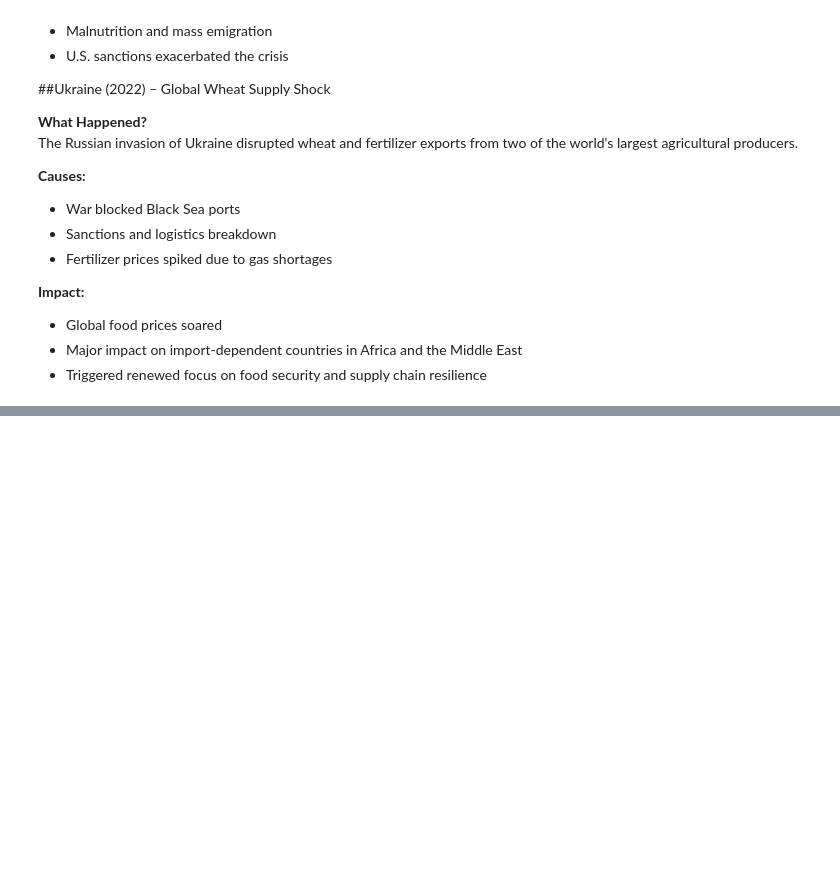
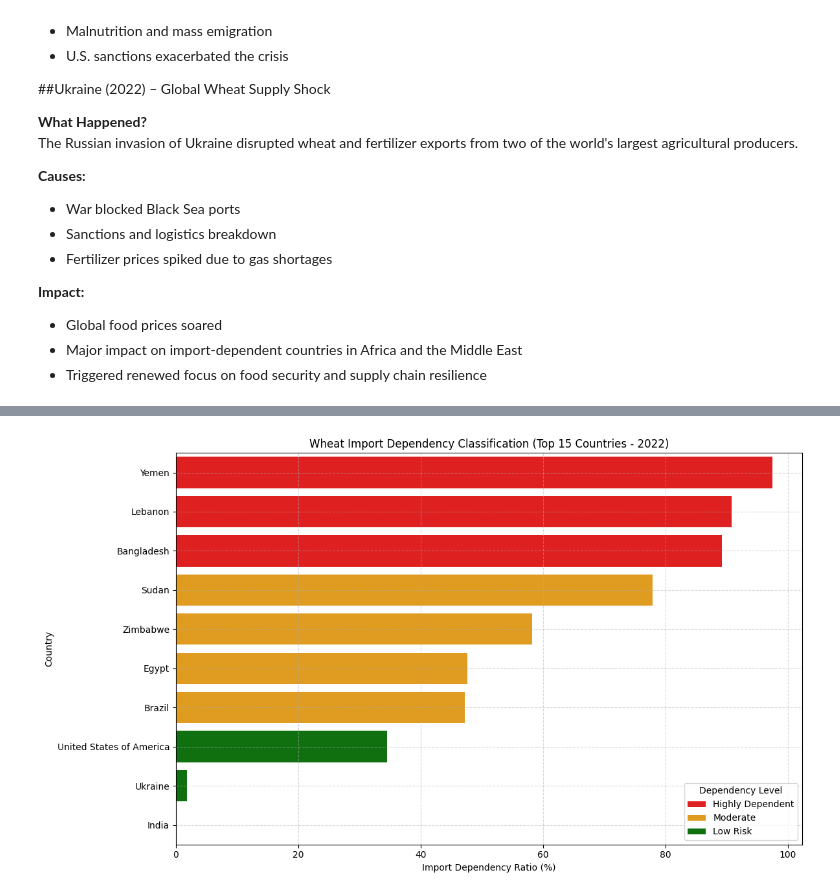
Before and after one commit to sg2083/vis, a Jupyter notebook: data_viz_ps5.ipynb, the cells around one changed output, grey strips where cells are left out. Drawn from its saved outputs; the diff is of its cells as text; code cells hidden in the pictures; blank space fills up the shorter version.

```diff
--- a/data_viz_ps5.ipynb
+++ b/data_viz_ps5.ipynb
@@ -86,7 +90,11 @@ GDP_url =  "https://raw.githubusercontent.com/sg2083/vis/refs/heads/main/GDP.csv
 ! wget -q -O gdp.csv "https://raw.githubusercontent.com/sg2083/vis/refs/heads/main/gpd_for_3year.csv" # Updated URL
 
 ! wget -q -O Food_CPI.csv "https://raw.githubusercontent.com/sg2083/vis/refs/heads/main/Food_CPI.csv" # Updated URL
+! wget -q -O TradeData.csv "https://raw.githubusercontent.com/sg2083/vis/refs/heads/main/TradeData.csv" # Updated URL
+! wget -q -O FAOSTAT.csv "https://raw.githubusercontent.com/sg2083/vis/refs/heads/main/FAOSTAT.csv" # Updated URL
 
+trade_df = pd.read_csv("TradeData.csv", encoding="ISO-8859-1")
+faostat_df = pd.read_csv("FAOSTAT.csv")
 
 food_cpi_df = pd.read_csv("Food_CPI.csv", encoding='ISO-8859-1')
 gdp_df= pd.read_csv('gdp.csv')
@@ -1262,0 +1308,61 @@ The Russian invasion of Ukraine disrupted wheat and fertilizer exports from two
+# %%
+# Step 1: Filter for 2022 + relevant elements + wheat
+filtered = faostat_df[
+    (faostat_df["Year"] == 2022) &
+    (faostat_df["Element"].isin(["Production", "Import quantity", "Export quantity"])) &
+    (faostat_df["Item"] == "Wheat and products")
+]
+
+# Step 2: Pivot to wide format to calculate IDR
+pivot_df = filtered.pivot_table(
+    index="Area",
+    columns="Element",
+    values="Value"
+).reset_index()
+
+# Step 3: Calculate Import Dependency Ratio
+pivot_df["IDR_2022"] = (
+    pivot_df["Import quantity"] /
+    (pivot_df["Production"] + pivot_df["Import quantity"] - pivot_df["Export quantity"])
+) * 100
+
+# Drop countries with missing values
+pivot_df = pivot_df.dropna(subset=["IDR_2022"])
+
+# Step 4: Classify by Dependency Level
+def classify_idr(idr):
+    if idr > 80:
+        return "Highly Dependent"
+    elif idr >= 40:
+        return "Moderate"
+    else:
+        return "Low Risk"
+
+pivot_df["Dependency Level"] = pivot_df["IDR_2022"].apply(classify_idr)
+
+# Step 5: Select Top 15 countries by IDR
+top15 = pivot_df.sort_values(by="IDR_2022", ascending=False).head(15)
+
+# Step 6: Plot the classified bar chart
+plt.figure(figsize=(12, 7))
+sns.barplot(
+    data=top15,
+    x="IDR_2022",
+    y="Area",
+    hue="Dependency Level",
+    palette={
+        "Highly Dependent": "red",
+        "Moderate": "orange",
+        "Low Risk": "green"
+    }
+)
+
+plt.title("Wheat Import Dependency Classification (Top 15 Countries - 2022)")
+plt.xlabel("Import Dependency Ratio (%)")
+plt.ylabel("Country")
+plt.legend(title="Dependency Level", loc="lower right")
+plt.grid(True, linestyle="--", alpha=0.5)
+plt.tight_layout()
+plt.show()
+# %% [output]
+[figure, added]
```
Also changed, not shown: parts of 8 cells of this notebook.
